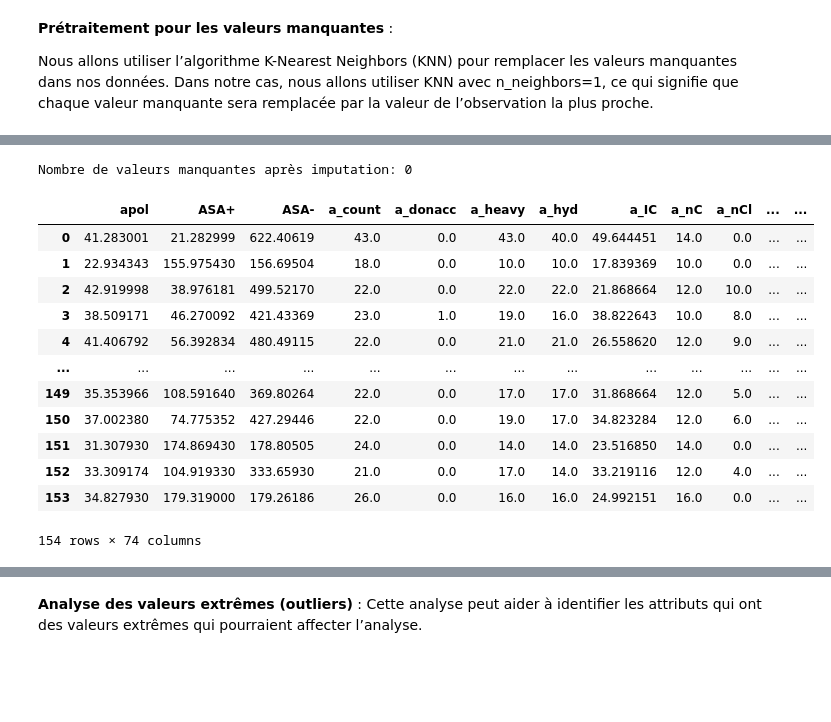
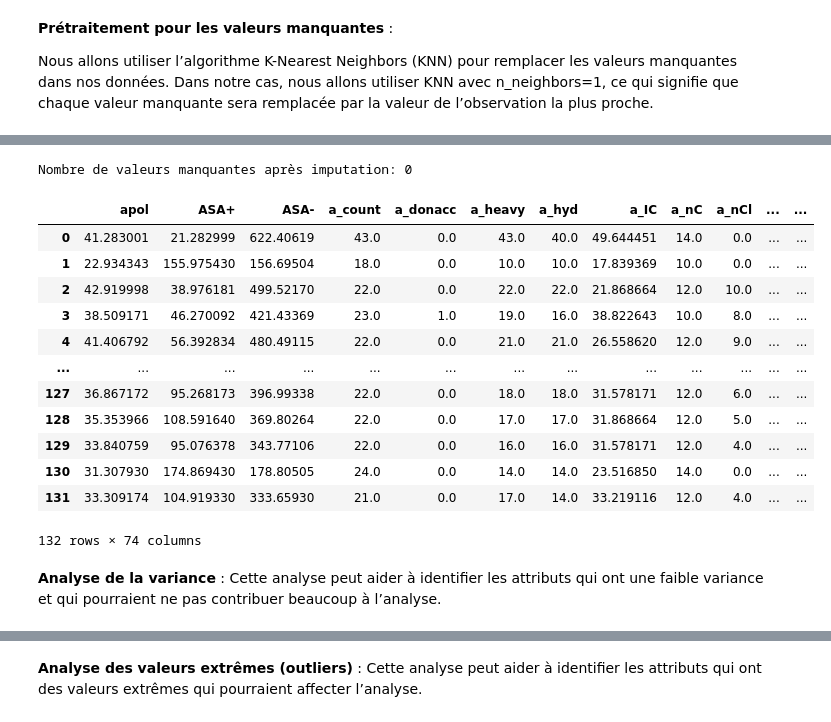
Before and after one commit to daoa2504/TP1, a Jupyter notebook: Groupe2_tp1.ipynb, the cells around one changed output, grey strips where cells are left out. Cells and saved outputs as stored; diff of their text form; code cells hidden in the pictures; blank space fills up the shorter version.

```diff
--- a/Groupe2_tp1.ipynb
+++ b/Groupe2_tp1.ipynb
@@ -166,6 +169,7 @@ Nombre d'observations en double : 22
 # %%
 # Suppression des observations en double
 data = data.drop_duplicates()
+data.reset_index(drop=True, inplace=True)
 
 print(f"Nombre d'observations après suppression des doublons : {data.shape[0]}")
 # %% [output]
@@ -236,28 +242,30 @@ numerical_vars
 # %%
 from sklearn.impute import KNNImputer
 
-data_X = numerical_vars
-data_Y = categorical_vars
+data_X = data.drop("Class", axis=1)
+data_Y = data[["Class"]]
 
 imputer = KNNImputer(n_neighbors=1)
 data_X = imputer.fit_transform(data_X)
-data_X = pd.DataFrame(data_X, columns=numerical_vars.columns)
+data_X = pd.DataFrame(data_X, columns=data.drop("Class", axis=1).columns)
 
 print(f"Nombre de valeurs manquantes après imputation: {data_X.isnull().sum().sum()}")
 
 data_X
 # %% [output]
 Nombre de valeurs manquantes après imputation: 0
 |  | apol | ASA+ | ASA- | a_count | a_donacc | a_heavy | a_hyd | a_IC | a_nC | a_nCl | ... | ... |
 | 0 | 41.283001 | 21.282999 | 622.40619 | 43.0 | 0.0 | 43.0 | 40.0 | 49.644451 | 14.0 | 0.0 | ... | ... |
 | 1 | 22.934343 | 155.975430 | 156.69504 | 18.0 | 0.0 | 10.0 | 10.0 | 17.839369 | 10.0 | 0.0 | ... | ... |
 | 2 | 42.919998 | 38.976181 | 499.52170 | 22.0 | 0.0 | 22.0 | 22.0 | 21.868664 | 12.0 | 10.0 | ... | ... |
 | 3 | 38.509171 | 46.270092 | 421.43369 | 23.0 | 1.0 | 19.0 | 16.0 | 38.822643 | 10.0 | 8.0 | ... | ... |
 | 4 | 41.406792 | 56.392834 | 480.49115 | 22.0 | 0.0 | 21.0 | 21.0 | 26.558620 | 12.0 | 9.0 | ... | ... |
 | ... | ... | ... | ... | ... | ... | ... | ... | ... | ... | ... | ... | ... |
-| 149 | 35.353966 | 108.591640 | 369.80264 | 22.0 | 0.0 | 17.0 | 17.0 | 31.868664 | 12.0 | 5.0 | ... | ... |
-| 150 | 37.002380 | 74.775352 | 427.29446 | 22.0 | 0.0 | 19.0 | 17.0 | 34.823284 | 12.0 | 6.0 | ... | ... |
-| 151 | 31.307930 | 174.869430 | 178.80505 | 24.0 | 0.0 | 14.0 | 14.0 | 23.516850 | 14.0 | 0.0 | ... | ... |
-| 152 | 33.309174 | 104.919330 | 333.65930 | 21.0 | 0.0 | 17.0 | 14.0 | 33.219116 | 12.0 | 4.0 | ... | ... |
-| 153 | 34.827930 | 179.319000 | 179.26186 | 26.0 | 0.0 | 16.0 | 16.0 | 24.992151 | 16.0 | 0.0 | ... | ... |
+| 127 | 36.867172 | 95.268173 | 396.99338 | 22.0 | 0.0 | 18.0 | 18.0 | 31.578171 | 12.0 | 6.0 | ... | ... |
+| 128 | 35.353966 | 108.591640 | 369.80264 | 22.0 | 0.0 | 17.0 | 17.0 | 31.868664 | 12.0 | 5.0 | ... | ... |
+| 129 | 33.840759 | 95.076378 | 343.77106 | 22.0 | 0.0 | 16.0 | 16.0 | 31.578171 | 12.0 | 4.0 | ... | ... |
+| 130 | 31.307930 | 174.869430 | 178.80505 | 24.0 | 0.0 | 14.0 | 14.0 | 23.516850 | 14.0 | 0.0 | ... | ... |
+| 131 | 33.309174 | 104.919330 | 333.65930 | 21.0 | 0.0 | 17.0 | 14.0 | 33.219116 | 12.0 | 4.0 | ... | ... |
-154 rows × 74 columns
+132 rows × 74 columns
+# %% [markdown]
+**Analyse de la variance** : Cette analyse peut aider à identifier les attributs qui ont une faible variance et qui pourraient ne pas contribuer beaucoup à l’analyse.
```
Also changed, not shown: parts of 46 cells of this notebook.
